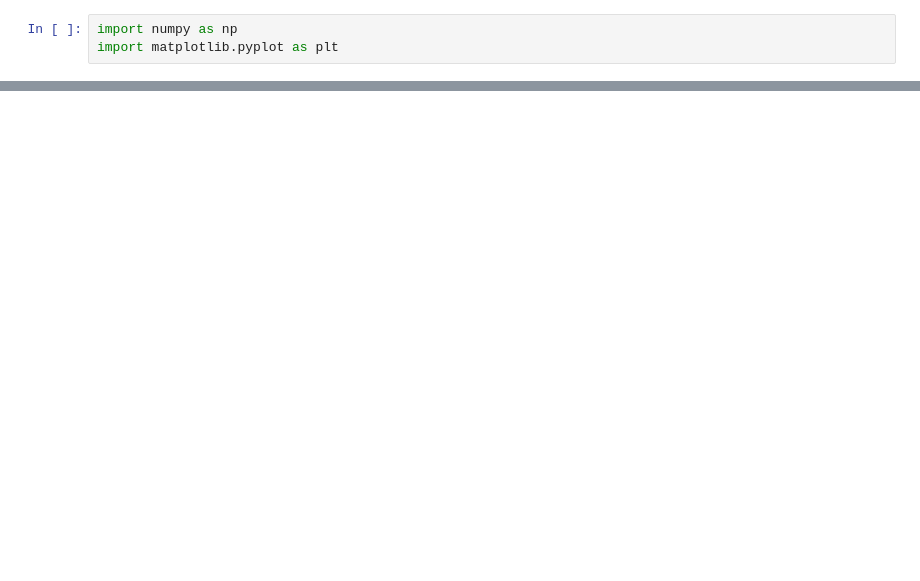
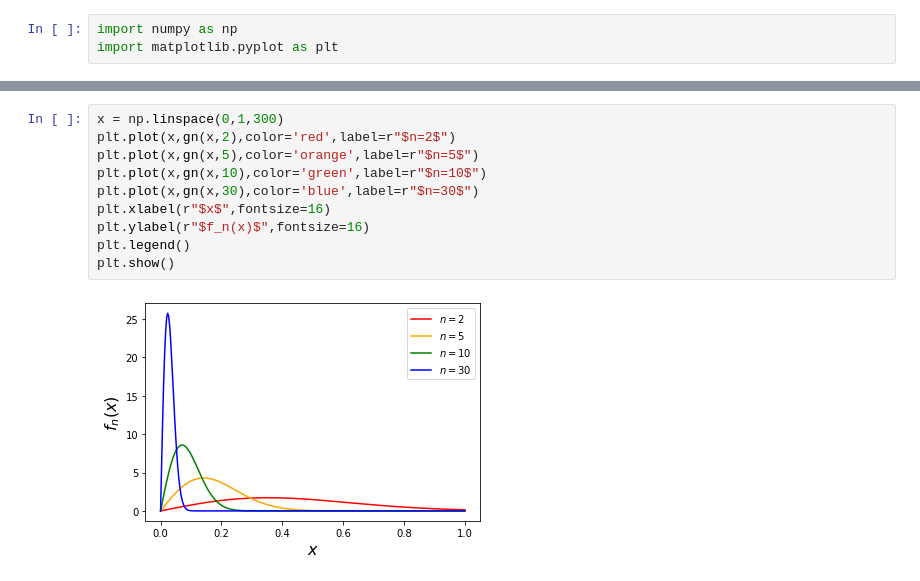
Before and after one commit to alexglyndavies/4M24, a Jupyter notebook: Lecture_3.ipynb, the cells around one changed output, grey strips where cells are left out. Saved outputs shown, nothing was run; the diff lists cells and outputs as text; blank space fills up the shorter version.

```diff
--- a/Lecture_3.ipynb
+++ b/Lecture_3.ipynb
@@ -13,0 +67,12 @@ for n in N:
+# %%
+x = np.linspace(0,1,300)
+plt.plot(x,gn(x,2),color='red',label=r"$n=2$")
+plt.plot(x,gn(x,5),color='orange',label=r"$n=5$")
+plt.plot(x,gn(x,10),color='green',label=r"$n=10$")
+plt.plot(x,gn(x,30),color='blue',label=r"$n=30$")
+plt.xlabel(r"$x$",fontsize=16)
+plt.ylabel(r"$f_n(x)$",fontsize=16)
+plt.legend()
+plt.show()
+# %% [output]
+[figure, added]
```
Also changed, not shown: parts of 10 cells of this notebook, 1 other file.
